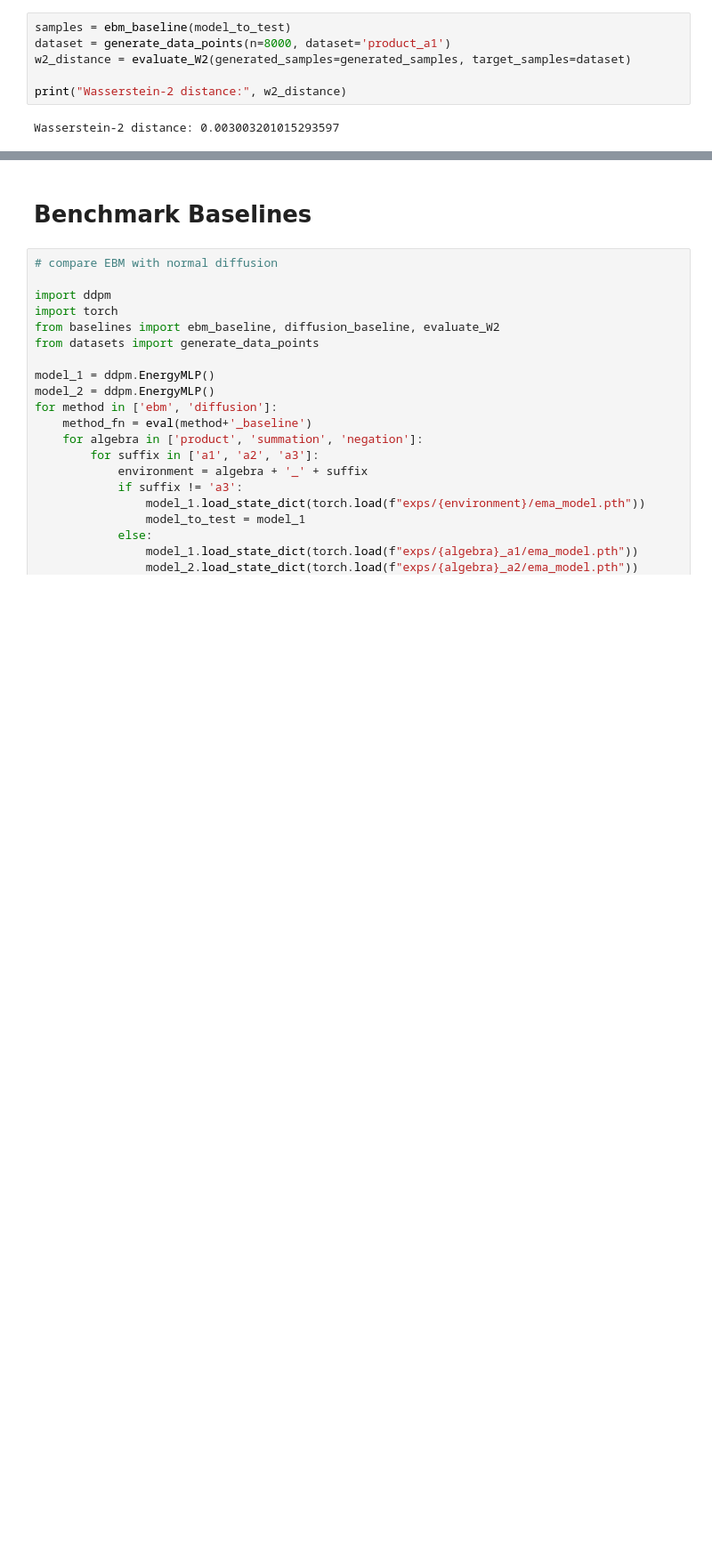
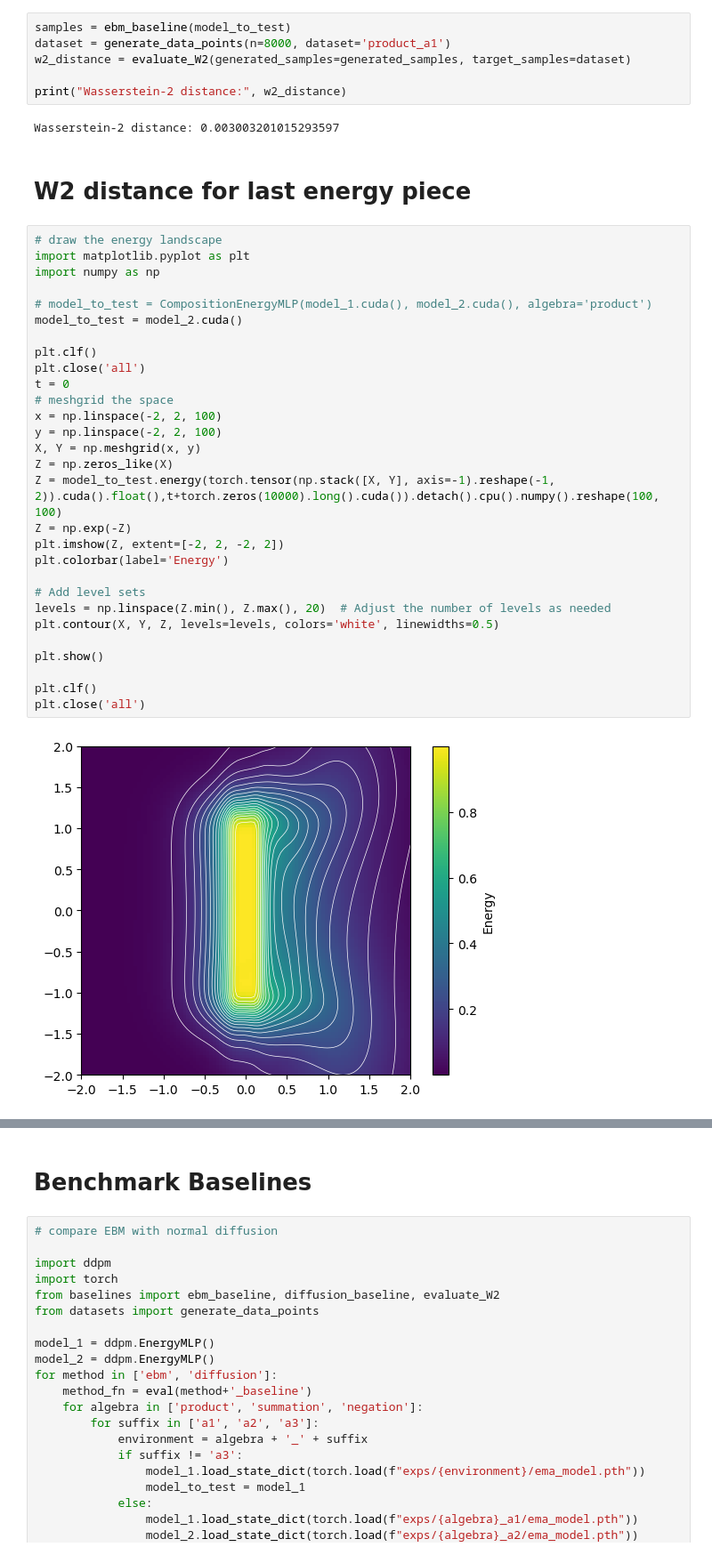
Before and after one commit to rainorangelemon/complift-2d-and-clevr, a Jupyter notebook: notebooks/composition.ipynb, the cells around one changed output, grey strips where cells are left out. Shown at 89% size. Cells and saved outputs as stored; diff of their text form; blank space fills up the shorter version.

```diff
--- a/notebooks/composition.ipynb
+++ b/notebooks/composition.ipynb
@@ -150,3 +150,36 @@ w2_distance = evaluate_W2(generated_samples=generated_samples, target_samples=da
 print("Wasserstein-2 distance:", w2_distance)
 # %% [output]
 Wasserstein-2 distance: 0.003003201015293597
+# %% [markdown]
+# W2 distance for last energy piece
+# %%
+# draw the energy landscape
+import matplotlib.pyplot as plt
+import numpy as np
+
+# model_to_test = CompositionEnergyMLP(model_1.cuda(), model_2.cuda(), algebra='product')
+model_to_test = model_2.cuda()
+
+plt.clf()
+plt.close('all')
+t = 0
+# meshgrid the space
+x = np.linspace(-2, 2, 100)
+y = np.linspace(-2, 2, 100)
+X, Y = np.meshgrid(x, y)
+Z = np.zeros_like(X)
+Z = model_to_test.energy(torch.tensor(np.stack([X, Y], axis=-1).reshape(-1, 2)).cuda().float(),t+torch.zeros(10000).long().cuda()).detach().cpu().numpy().reshape(100, 100)
+Z = np.exp(-Z)
+plt.imshow(Z, extent=[-2, 2, -2, 2])
+plt.colorbar(label='Energy')
+
+# Add level sets
+levels = np.linspace(Z.min(), Z.max(), 20)  # Adjust the number of levels as needed
+plt.contour(X, Y, Z, levels=levels, colors='white', linewidths=0.5)
+
+plt.show()
+
+plt.clf()
+plt.close('all')
+# %% [output]
+[figure, added]
```
Also changed, not shown: parts of 1 cell of this notebook.
